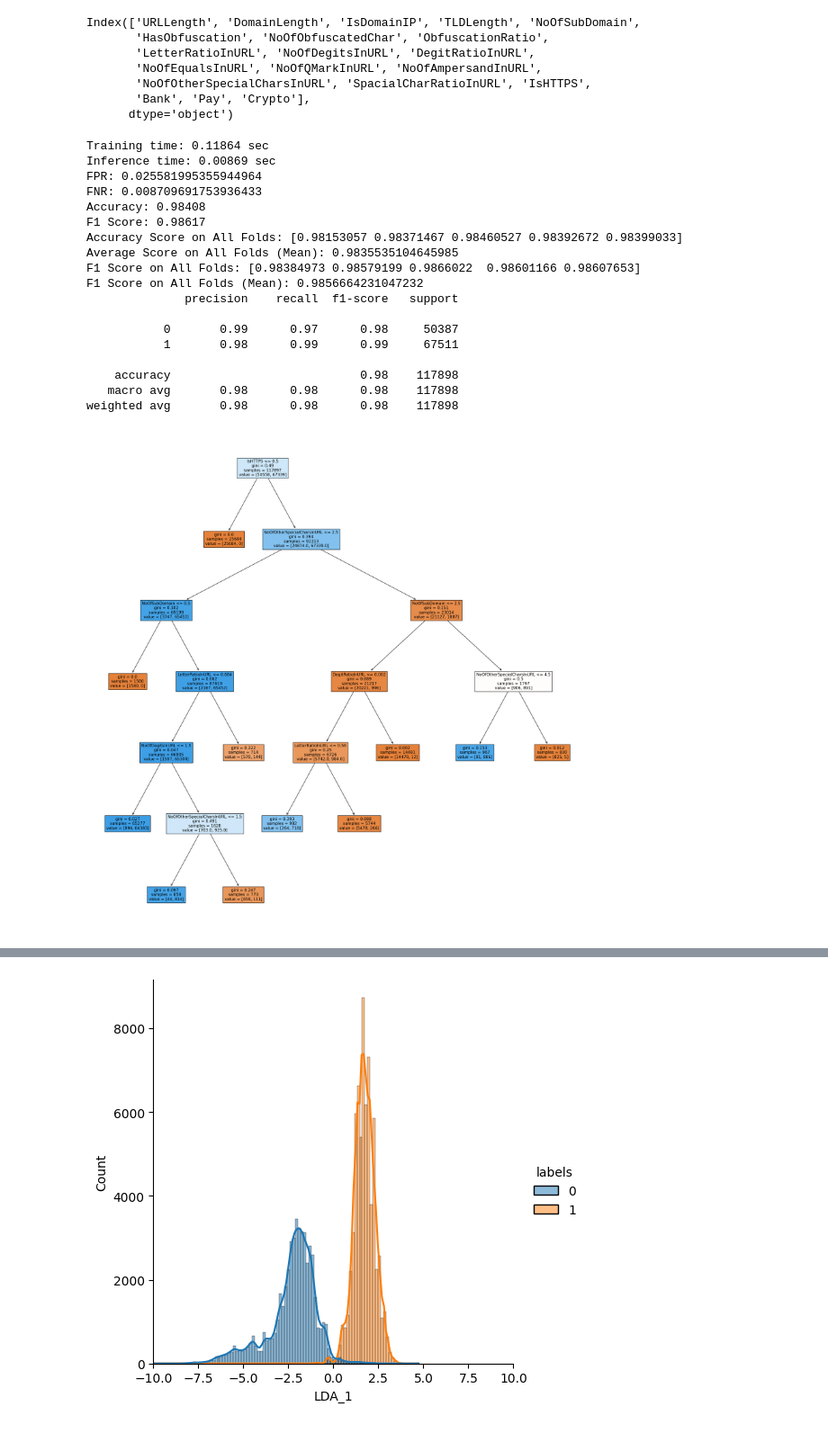
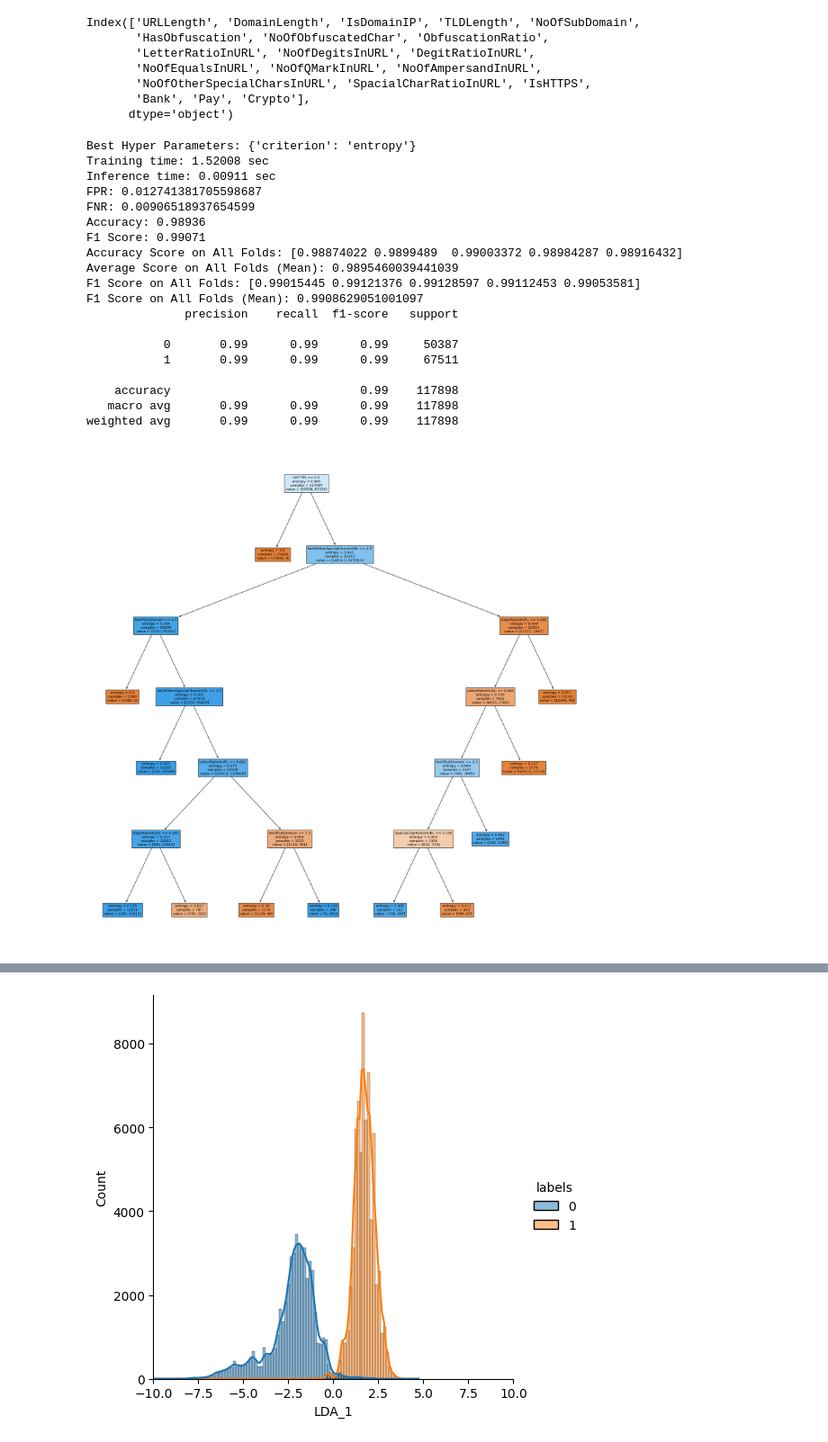
Before and after one commit to ishang999/phishing-app, a Jupyter notebook: model_code/model_code.ipynb, the cells around one changed output, grey strips where cells are left out. Shown at 90% size. Saved outputs shown, nothing was run; the diff lists cells and outputs as text; code cells hidden in the pictures.

Commit message:
added hyper parameter tuning

```diff
--- a/model_code/model_code.ipynb
+++ b/model_code/model_code.ipynb
@@ -110,18 +124,28 @@ from sklearn.model_selection import cross_val_score
 import pickle
 import time
 from sklearn.metrics import recall_score
+from sklearn.model_selection import GridSearchCV
 
+param_grid = {
+    'criterion': ['gini', 'entropy', 'log_loss']
+}
 
 start_time = time.time()
+model = DecisionTreeClassifier(ccp_alpha=0.003) #apply a postpruning to reduce tree complexity
+grid = GridSearchCV(estimator=model, param_grid=param_grid)
 
-model = DecisionTreeClassifier(ccp_alpha=0.003) #apply a postpruning to reduce tree complexity
-model.fit(x_train, y_train)
+#model.fit(x_train, y_train)
+grid.fit(x_train, y_train)
 
 end_time = time.time()
+
+print(f"Best Hyper Parameters: {grid.best_params_}")
+best = grid.best_estimator_
+
 print(f'Training time: {end_time - start_time:.5f} sec')
 
 start_time = time.time()
-y_prediction = model.predict(x_test)
+y_prediction = best.predict(x_test)
 end_time = time.time()
 print(f'Inference time: {end_time - start_time:.5f} sec')
 
@@ -136,51 +160,52 @@ accuracy = accuracy_score(y_test, y_prediction)
 print(f'Accuracy: {accuracy:.5f}')
 print(f'F1 Score: {f1:.5f}')
 
-cv_score = cross_val_score(model, x, y, scoring='accuracy')
+cv_score = cross_val_score(best, x, y, scoring='accuracy')
 print(f"Accuracy Score on All Folds: {cv_score}")
 print(f"Average Score on All Folds (Mean): {cv_score.mean()}")
 
-cv_score = cross_val_score(model, x, y, scoring='f1')
+cv_score = cross_val_score(best, x, y, scoring='f1')
 print(f"F1 Score on All Folds: {cv_score}")
 print(f"F1 Score on All Folds (Mean): {cv_score.mean()}")
 
 print(classification_report(y_test, y_prediction, zero_division=0))
 
 fig = plt.figure(figsize=(25,25))
-_ = tree.plot_tree(model, feature_names=x_train.columns, filled=True)
+_ = tree.plot_tree(best, feature_names=x_train.columns, filled=True)
 
 fpr_class0, tpr_class0, threshold_class0 = roc_curve(y_test, y_prediction)
 
 plt.figure(figsize=(8, 8))
 
 plt.plot(fpr_class0, tpr_class0)
 
 plt.xlabel('False Positive Rate (FPR)')
 plt.ylabel('True Positive Rate (TPR)')
 plt.title('ROC Curve')
 
 plt.grid(True)
 plt.show()
 
 with open('decision_tree_model.pkl', 'wb') as file:
-    pickle.dump(model, file)
+    pickle.dump(best, file)
 # %% [output]
-Training time: 0.11864 sec
-Inference time: 0.00869 sec
-FPR: 0.025581995355944964
-FNR: 0.008709691753936433
-Accuracy: 0.98408
-F1 Score: 0.98617
-Accuracy Score on All Folds: [0.98153057 0.98371467 0.98460527 0.98392672 0.98399033]
-Average Score on All Folds (Mean): 0.9835535104645985
-F1 Score on All Folds: [0.98384973 0.98579199 0.9866022  0.98601166 0.98607653]
-F1 Score on All Folds (Mean): 0.9856664231047232
+Best Hyper Parameters: {'criterion': 'entropy'}
+Training time: 1.52008 sec
+Inference time: 0.00911 sec
+FPR: 0.012741381705598687
+FNR: 0.00906518937654599
+Accuracy: 0.98936
+F1 Score: 0.99071
+Accuracy Score on All Folds: [0.98874022 0.9899489  0.99003372 0.98984287 0.98916432]
+Average Score on All Folds (Mean): 0.9895460039441039
+F1 Score on All Folds: [0.99015445 0.99121376 0.99128597 0.99112453 0.99053581]
+F1 Score on All Folds (Mean): 0.9908629051001097
               precision    recall  f1-score   support
 
-           0       0.99      0.97      0.98     50387
-           1       0.98      0.99      0.99     67511
+           0       0.99      0.99      0.99     50387
+           1       0.99      0.99      0.99     67511
 
-    accuracy                           0.98    117898
-   macro avg       0.98      0.98      0.98    117898
-weighted avg       0.98      0.98      0.98    117898
+    accuracy                           0.99    117898
+   macro avg       0.99      0.99      0.99    117898
+weighted avg       0.99      0.99      0.99    117898
-[figure, old version]
+[figure, new version]
```
Also changed, not shown: parts of 12 cells of this notebook.
